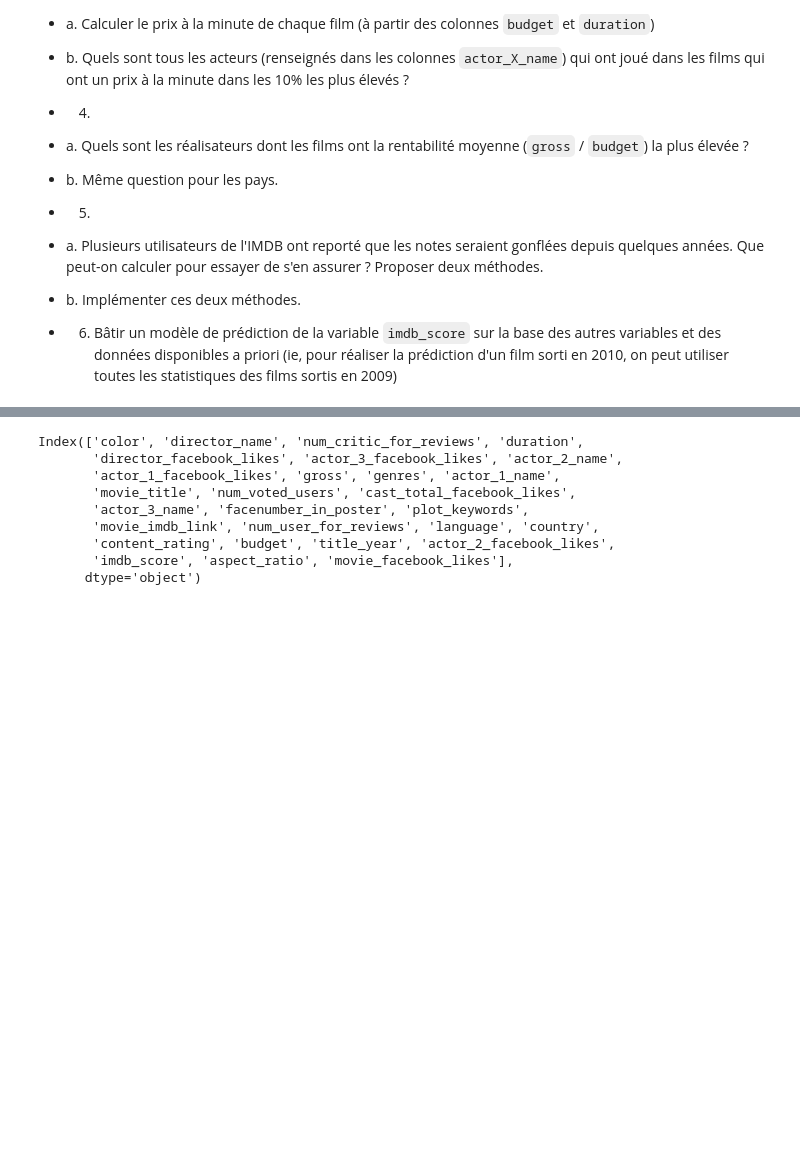
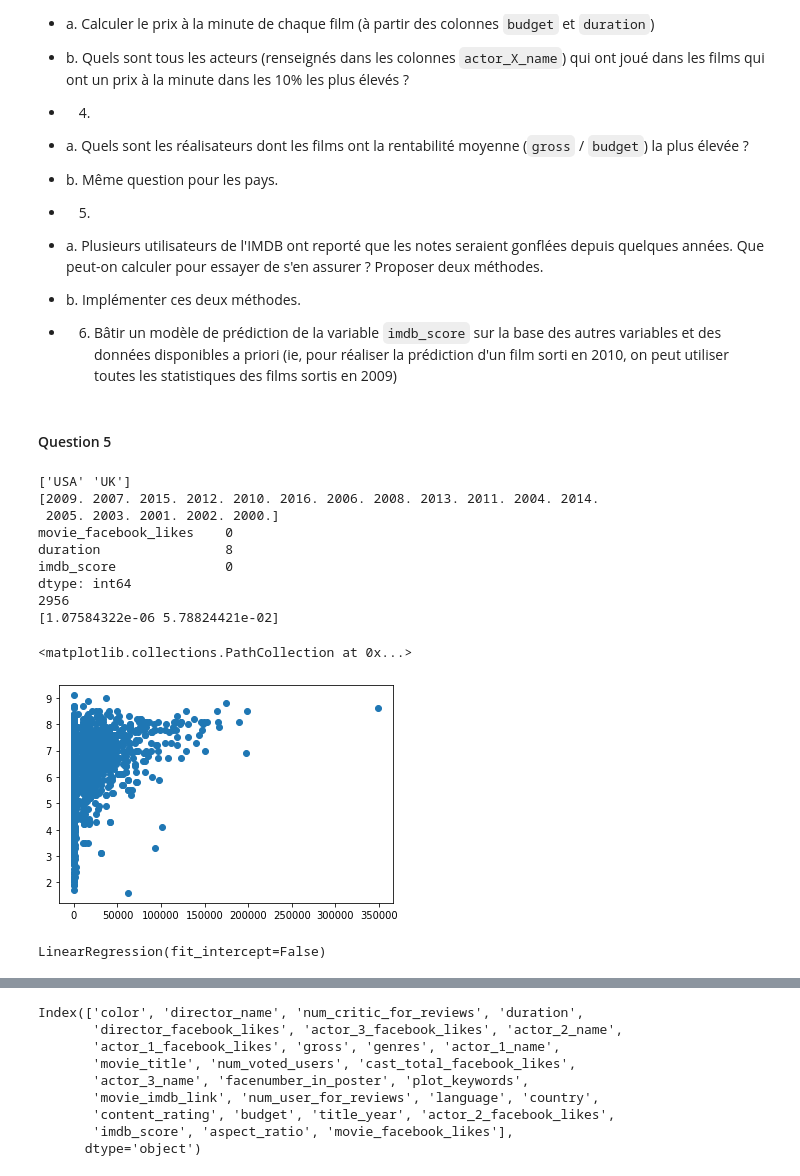
Before and after one commit to Selimmmm/data-science-1-public, a Jupyter notebook: tps/exercice_3.ipynb, the cells around one changed output, grey strips where cells are left out. Saved outputs shown, nothing was run; the diff lists cells and outputs as text; code cells hidden in the pictures; blank space fills up the shorter version.

```diff
--- a/tps/exercice_3.ipynb
+++ b/tps/exercice_3.ipynb
@@ -32,5 +32,7 @@ Le fichier `movie_metadata.csv` contient des informations au sujet de 5043 films
 
 
 - 6. Bâtir un modèle de prédiction de la variable `imdb_score` sur la base des autres variables et des données disponibles a priori (ie, pour réaliser la prédiction d'un film sorti en 2010, on peut utiliser toutes les statistiques des films sortis en 2009)
+# %% [markdown]
+#### Question 5
 # %%
 df = pd.read_csv("../data/imdb/movie_metadata.csv")
@@ -37,3 +62,55 @@ df = pd.read_csv("../data/imdb/movie_metadata.csv")
+# %%
+
+df = pd.read_csv("../data/imdb/movie_metadata.csv")
+
+# filtre USA / UK
+df = df[df.country.isin(["USA", "UK"])]
+# On vérifie
+print(df.country.unique())
+
+
+# filtre USA / UK
+df = df[df.title_year>=2000]
+# On vérifie
+print(df.title_year.unique())
+
+
+cols = ['movie_facebook_likes', 'duration', 'imdb_score']
+
+df = df[cols]
+print(df.isnull().sum())
+df = df[~df.duration.isnull()]
+print(len(df))
+
+from sklearn.linear_model import LinearRegression
+
+# On crée une instance de modèle
+lr = LinearRegression(fit_intercept=False)
+# le premier argument soit les X avec les quels on apprend (dans une DataFrame)
+# le deuxieme argument de la "TARGET" (ie ce qu'on veut prédire)
+# -> ici le score IMDB
+lr.fit(df[['movie_facebook_likes', 'duration']],df['imdb_score'])
+
+predictions = lr.predict(df[['movie_facebook_likes', 'duration']])
+print(lr.coef_)
+
+plt.scatter(df.movie_facebook_likes, df.imdb_score)
+# %% [output]
+['USA' 'UK']
+[2009. 2007. 2015. 2012. 2010. 2016. 2006. 2008. 2013. 2011. 2004. 2014.
+ 2005. 2003. 2001. 2002. 2000.]
+movie_facebook_likes    0
+duration                8
+imdb_score              0
+dtype: int64
+2956
+[1.07584322e-06 5.78824421e-02]
+<matplotlib.collections.PathCollection at 0x...>
+[figure, added]
+# %%
+lr
+# %% [output]
+LinearRegression(fit_intercept=False)
 # %%
 directors_more_movies = df[df.country=='USA'].groupby("director_name")["movie_title"].count().sort_values(
     ascending=False
```
Also changed, not shown: parts of 13 cells of this notebook.
